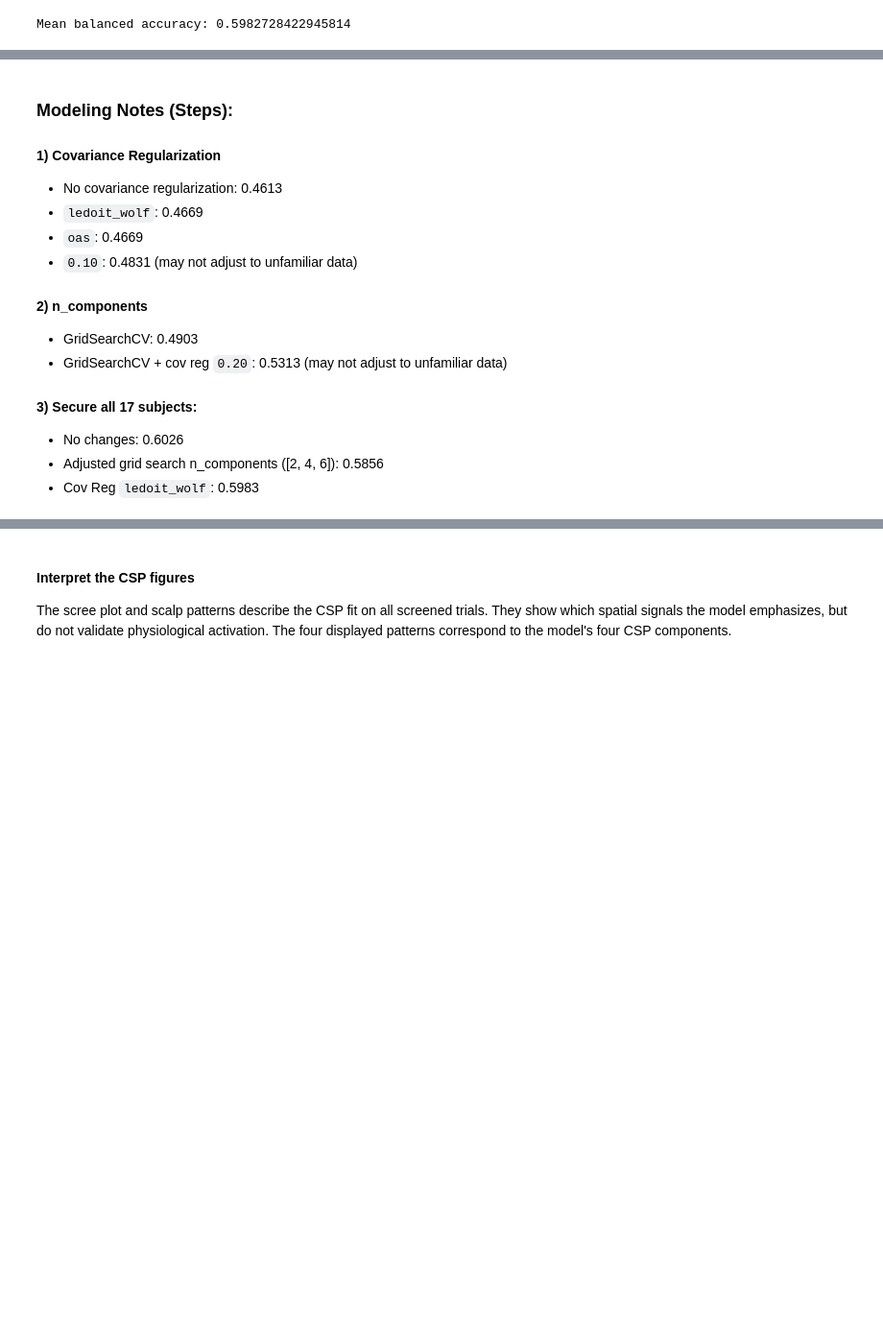
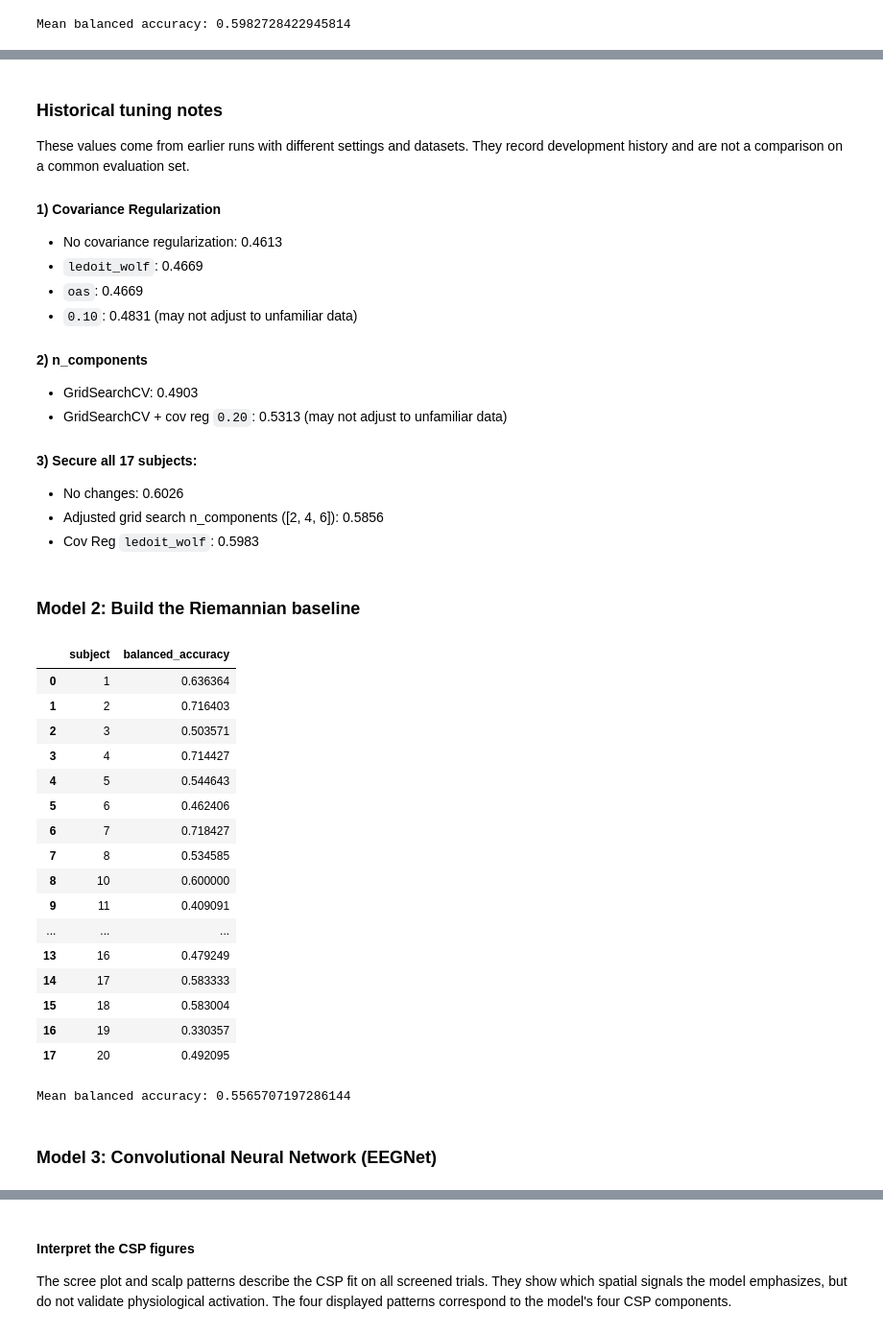
Before and after one commit to trenton-pham/eeg-motor-imagery, a Jupyter notebook: notebooks/modeling.ipynb, the cells around one changed output, grey strips where cells are left out. Shown at 96% size. Saved outputs shown, nothing was run; the diff lists cells and outputs as text; code cells hidden in the pictures; blank space fills up the shorter version.

```diff
--- a/notebooks/modeling.ipynb
+++ b/notebooks/modeling.ipynb
@@ -162,12 +126,9 @@ Common spatial patterns, or CSP, learns spatial filters from labeled training EE
 # %%
 rows = []
 
-csp = CSP(reg="ledoit_wolf", log=True, norm_trace=False)
-lda = LinearDiscriminantAnalysis(solver="lsqr", shrinkage="auto")
-
-pipeline = make_pipeline(
-    csp,
-    lda
+csp_lda = make_pipeline(
+    CSP(reg="ledoit_wolf", log=True, norm_trace=False),
+    LinearDiscriminantAnalysis(solver="lsqr", shrinkage="auto"),
 )
 
 param_grid = {
@@ -176,7 +137,7 @@ param_grid = {
 
 for train, test in LeaveOneGroupOut().split(X, y, groups=subjects):
     search = GridSearchCV(
-        pipeline,
+        csp_lda,
         param_grid,
         cv=LeaveOneGroupOut(),
         scoring="balanced_accuracy",
@@ -191,9 +152,7 @@ for train, test in LeaveOneGroupOut().split(X, y, groups=subjects):
     rows.append({
         "subject": int(subjects[test][0]),
         "n_components": search.best_params_["csp__n_components"],
-        "balanced_accuracy": balanced_accuracy_score(
-            y[test], predictions
-        ),
+        "balanced_accuracy": balanced_accuracy_score(y[test], predictions),
     })
 
 results = pd.DataFrame(rows)
@@ -227,5 +186,7 @@ Balanced accuracy gives equal weight to left-hand and right-hand recall. The 50%
 # %% [markdown]
-### Modeling Notes (Steps):
+### Historical tuning notes
+
+These values come from earlier runs with different settings and datasets. They record development history and are not a comparison on a common evaluation set.
 #### 1) Covariance Regularization
 - No covariance regularization: 0.4613
 - `ledoit_wolf`: 0.4669
@@ -240,3 +201,47 @@ Balanced accuracy gives equal weight to left-hand and right-hand recall. The 50%
 - No changes: 0.6026
 - Adjusted grid search n_components ([2, 4, 6]): 0.5856
 - Cov Reg `ledoit_wolf`: 0.5983
+# %% [markdown]
+### Model 2: Build the Riemannian baseline
+# %%
+rows = []
+
+riemann_lda = make_pipeline(
+    Covariances(estimator="lwf"),
+    TangentSpace(metric="riemann", tsupdate=False),
+    LinearDiscriminantAnalysis(solver="lsqr", shrinkage="auto")
+)
+
+for train, test in LeaveOneGroupOut().split(X, y, groups=subjects):
+    riemann_lda.fit(X[train], y[train])
+    predictions = riemann_lda.predict(X[test])
+
+    rows.append({
+        "subject": int(subjects[test][0]),
+        "balanced_accuracy": balanced_accuracy_score(y[test], predictions),
+    })
+
+results = pd.DataFrame(rows)
+display(results)
+print("Mean balanced accuracy:", results["balanced_accuracy"].mean())
+# %% [output]
+|  | subject | balanced_accuracy |
+| 0 | 1 | 0.636364 |
+| 1 | 2 | 0.716403 |
+| 2 | 3 | 0.503571 |
+| 3 | 4 | 0.714427 |
+| 4 | 5 | 0.544643 |
+| 5 | 6 | 0.462406 |
+| 6 | 7 | 0.718427 |
+| 7 | 8 | 0.534585 |
+| 8 | 10 | 0.600000 |
+| 9 | 11 | 0.409091 |
+| ... | ... | ... |
+| 13 | 16 | 0.479249 |
+| 14 | 17 | 0.583333 |
+| 15 | 18 | 0.583004 |
+| 16 | 19 | 0.330357 |
+| 17 | 20 | 0.492095 |
+Mean balanced accuracy: 0.5565707197286144
+# %% [markdown]
+### Model 3: Convolutional Neural Network (EEGNet)
```
Also changed, not shown: parts of 22 cells of this notebook, 6 other files.
